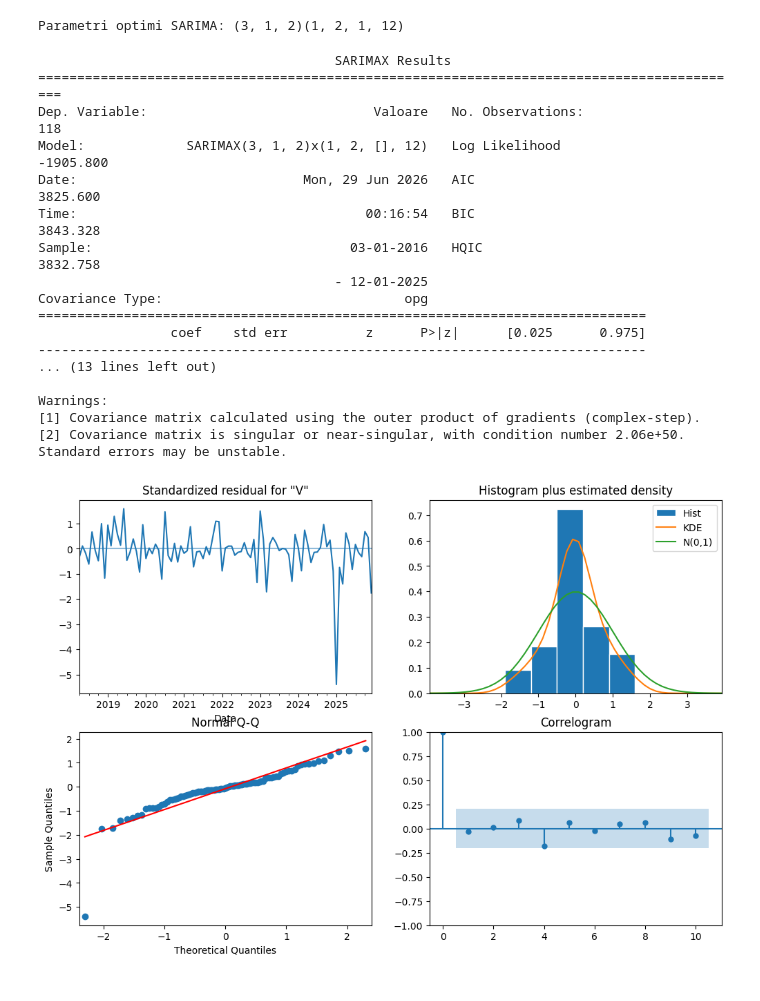
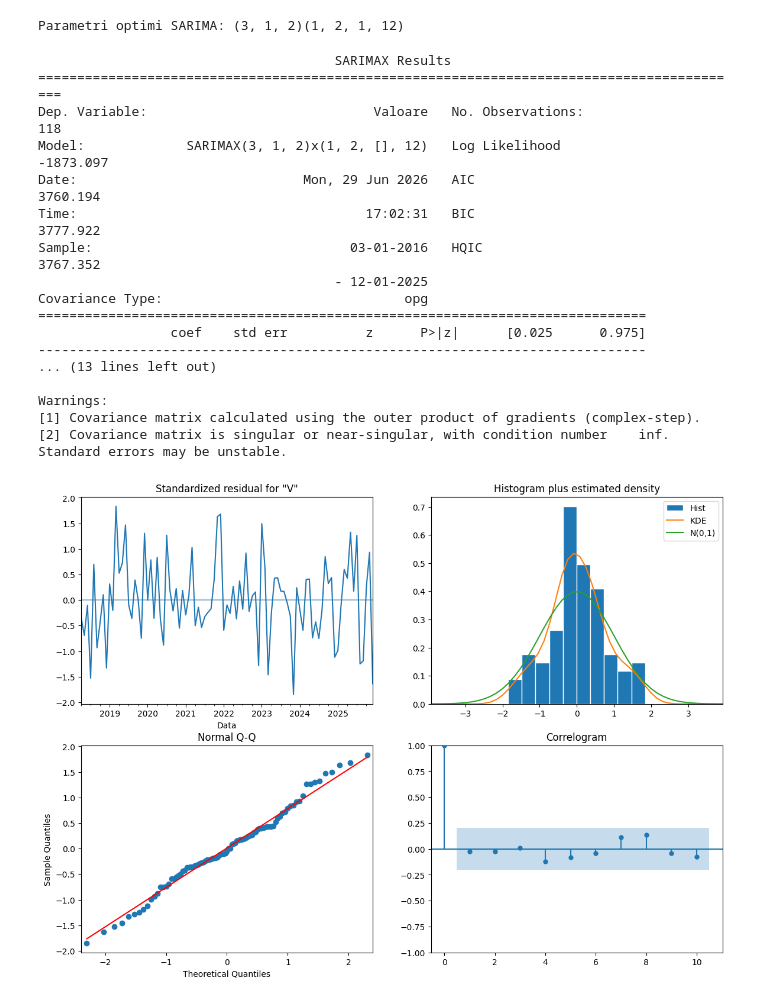
Before and after one commit to DragulinBogdan/valahia-research-ai-incomes-2026, a Jupyter notebook: analiza-total-venituri.ipynb, the cells around one changed output. Cells and saved outputs as stored; diff of their text form; code cells hidden in the pictures.

```diff
--- a/analiza-total-venituri.ipynb
+++ b/analiza-total-venituri.ipynb
@@ -11,8 +11,9 @@ import itertools
 import warnings
 warnings.filterwarnings('ignore')
 # %%
-source_df = pd.read_json("https://doctorat.dragulin.net/api/DateModelare/prognoza?tipValoare=VenitTotal&anInceput=2016&anSfarsit=2025", orient='records')
-indicatori_df = pd.read_json("https://doctorat.dragulin.net/api/DateModelare/indicatori-total?anInceput=2016&anSfarsit=2025", orient='records')
+# Date locale exportate din API DateModelare (agregat national 2016-2025) - vezi README.
+source_df = pd.read_csv("venituri_total.csv")
+indicatori_df = pd.read_csv("indicatori_total.csv")
 # %%
 def optimize_arima_parameters(series, p_range, d_range, q_range, seasonal=False, P_range=None, D_range=None, Q_range=None, s=None):
     """
@@ -215,24 +216,24 @@ Parametri optimi SARIMA: (3, 1, 2)(1, 2, 1, 12)
 # %%
 model = sm.tsa.SARIMAX(series, order=(3, 1, 2), seasonal_order=(1, 2, 0, 12))
 result = model.fit()
 print(result.summary())
-result.plot_diagnostics(figsize=(12,8))
+result.plot_diagnostics(figsize=(14,10))
 # %% [output]
                                       SARIMAX Results
 ===========================================================================================
 Dep. Variable:                             Valoare   No. Observations:                  118
-Model:             SARIMAX(3, 1, 2)x(1, 2, [], 12)   Log Likelihood               -1905.800
-Date:                             Mon, 29 Jun 2026   AIC                           3825.600
-Time:                                     00:16:54   BIC                           3843.328
-Sample:                                 03-01-2016   HQIC                          3832.758
+Model:             SARIMAX(3, 1, 2)x(1, 2, [], 12)   Log Likelihood               -1873.097
+Date:                             Mon, 29 Jun 2026   AIC                           3760.194
+Time:                                     17:02:31   BIC                           3777.922
+Sample:                                 03-01-2016   HQIC                          3767.352
                                       - 12-01-2025
 Covariance Type:                               opg
 ==============================================================================
                  coef    std err          z      P>|z|      [0.025      0.975]
 ------------------------------------------------------------------------------
 ... (13 lines left out)
 
 Warnings:
 [1] Covariance matrix calculated using the outer product of gradients (complex-step).
-[2] Covariance matrix is singular or near-singular, with condition number 2.06e+50. Standard errors may be unstable.
+[2] Covariance matrix is singular or near-singular, with condition number    inf. Standard errors may be unstable.
-[figure, old version]
+[figure, new version]
```
Also changed, not shown: parts of 3 cells of this notebook, 7 other files.
